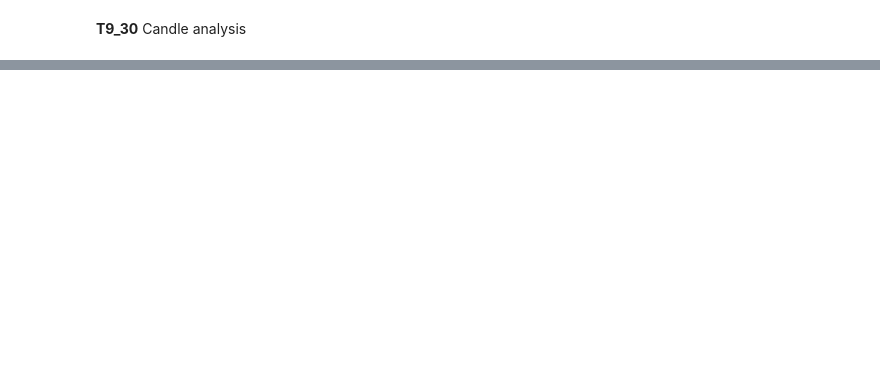
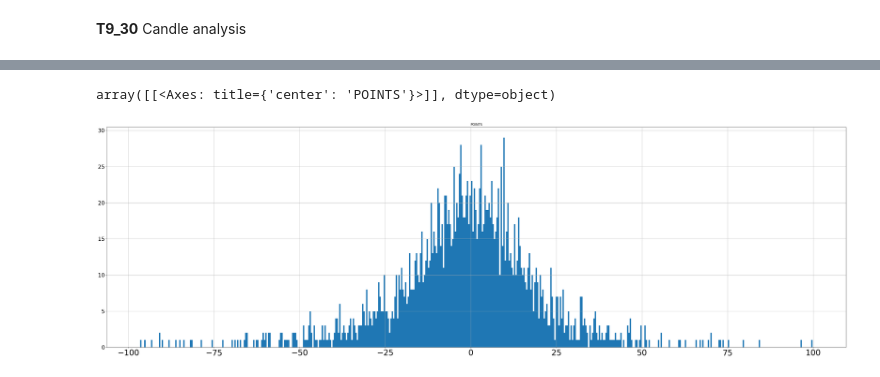
Before and after one commit to kaifahmad/Analytics, a Jupyter notebook: modules/Analytics/pilot.ipynb, the cells around one changed output, grey strips where cells are left out. Saved outputs shown, nothing was run; the diff lists cells and outputs as text; code cells hidden in the pictures; blank space fills up the shorter version.

```diff
--- a/modules/Analytics/pilot.ipynb
+++ b/modules/Analytics/pilot.ipynb
@@ -69,0 +69,7 @@ nifty_15tf_df[nifty_15tf_df["CANDLE"] == "T9_30"].tail(10)
+# %%
+# nifty_15tf_df.hist(column=["POINTS","WEEKDAY"],  figsize=(5,5))
+nifty_15tf_df[nifty_15tf_df["POINTS"]>-100][nifty_15tf_df["POINTS"] <100][nifty_15tf_df["CANDLE"] == "T9_30"].hist(column=["POINTS"],  figsize=(50,15),ylabelsize=20,xlabelsize=30,bins=500)
+# nifty_15tf_df.hist(column=["POINTS","WEEKDAY"],  figsize=(5,5),xlabelsize=10,ax = np.arange(-200,200,1))
+# %% [output]
+array([[<Axes: title={'center': 'POINTS'}>]], dtype=object)
+[figure, added]
```
Also changed, not shown: parts of 3 cells of this notebook, 5 other files.
